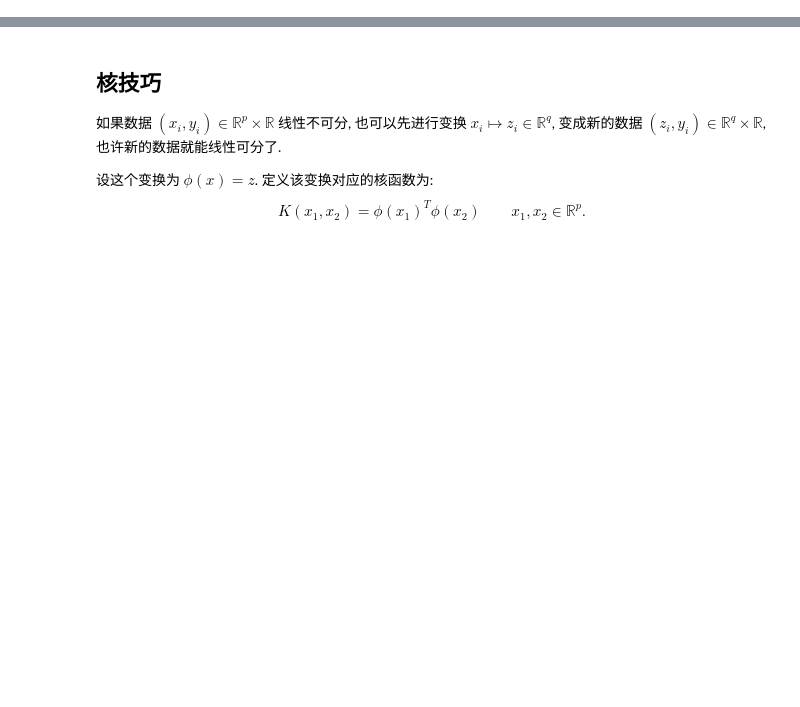
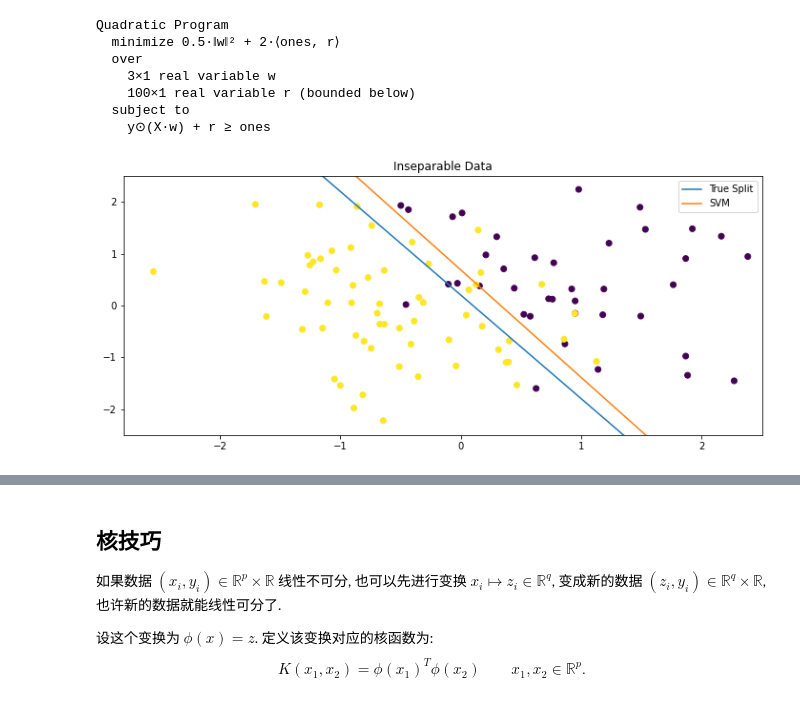
Before and after one commit to ForeverHaibara/Fudan-Courses, a Jupyter notebook: 统计学习概论/7 Support Vector Machine.ipynb, the cells around one changed output, grey strips where cells are left out. Saved outputs shown, nothing was run; the diff lists cells and outputs as text; code cells hidden in the pictures; blank space fills up the shorter version.

```diff
--- a/统计学习概论/7 Support Vector Machine.ipynb
+++ b/统计学习概论/7 Support Vector Machine.ipynb
@@ -59,0 +124,30 @@ $$\begin{aligned}\sup_{\lambda\geqslant 0}\inf_{w,b}\left\{\frac 12 \Vert w\Vert
+# %%
+# inseparable data
+np.random.seed(0)
+data = np.random.randn(100, 2)
+real_coeffs = np.array([-.2, 2, 1])
+labels = data @ real_coeffs[1:] + real_coeffs[0] + np.random.randn(data.shape[0]) < 0
+svm = SVM()
+svm.fit(data, labels, C = 2.)
+
+plt.figure(figsize = (12, 5))
+plt.scatter(data[:,0], data[:,1], c = labels)
+plt.xlim(-2.8, 2.5)
+plt.ylim(-2.5, 2.5)
+def draw_line(w, **kwargs):
+    l = 100
+    plt.plot([-l, l], [-(w[0] + w[1] * (-l))/w[2], -(w[0] + w[1] * (l))/w[2]])
+draw_line(real_coeffs)
+draw_line(svm.w)
+plt.legend(['True Split', 'SVM'])
+plt.title('Inseparable Data')
+plt.show()
+# %% [output]
+Quadratic Program
+  minimize 0.5·‖w‖² + 2·⟨ones, r⟩
+  over
+    3×1 real variable w
+    100×1 real variable r (bounded below)
+  subject to
+    y⊙(X·w) + r ≥ ones
+[figure, added]
```
Also changed, not shown: parts of 6 cells of this notebook, 3 other files.
